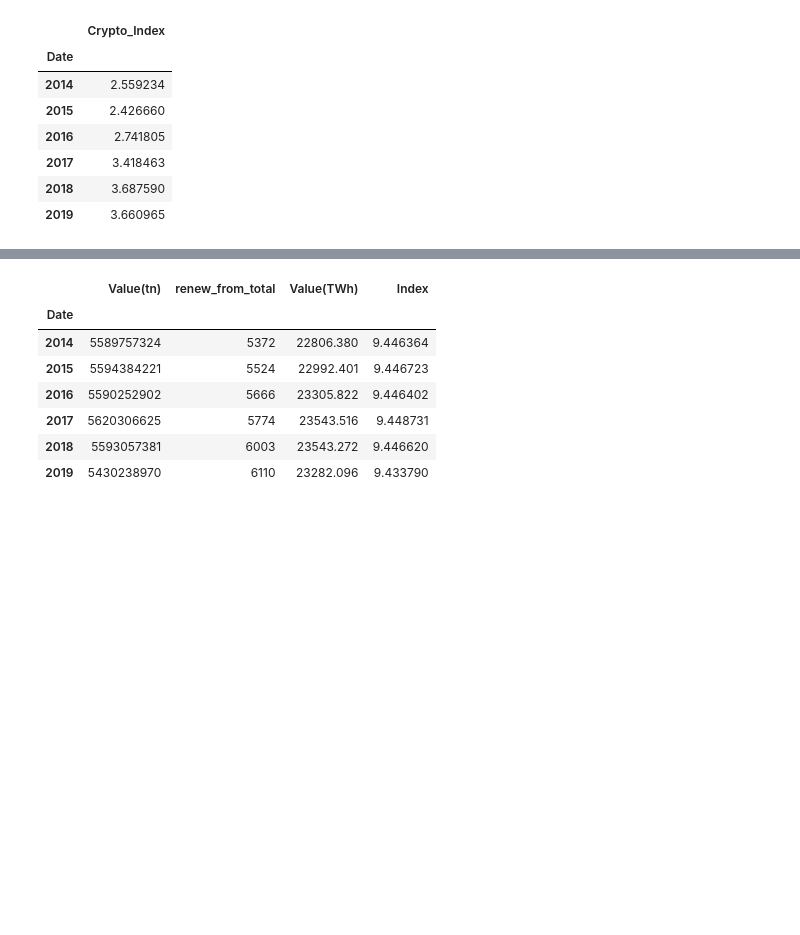
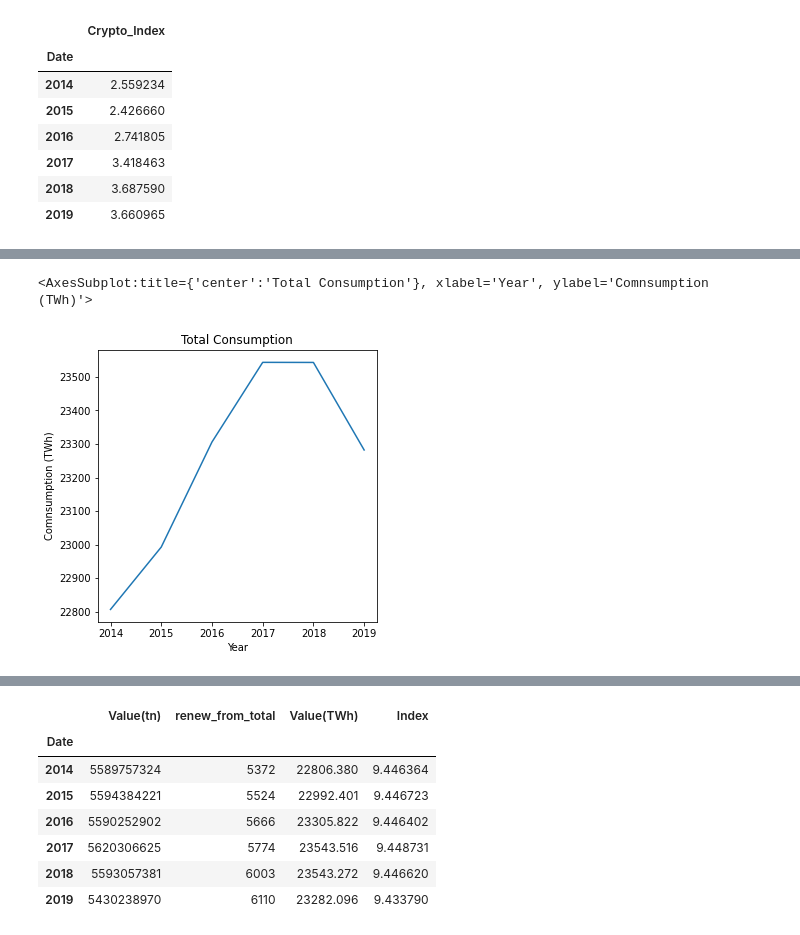
Before and after one commit to bang-a-coder/crypto-wrangling, a Jupyter notebook: crypto.ipynb, the cells around one changed output, grey strips where cells are left out. Cells and saved outputs as stored; diff of their text form; code cells hidden in the pictures; blank space fills up the shorter version.

```diff
--- a/crypto.ipynb
+++ b/crypto.ipynb
@@ -298,0 +289,5 @@ df_renewable.plot()
+# %%
+df_nrg.plot(title='Total Consumption', legend=False, xlabel='Year', ylabel="Comnsumption (TWh)",figsize=(5,5))
+# %% [output]
+<AxesSubplot:title={'center':'Total Consumption'}, xlabel='Year', ylabel='Comnsumption (TWh)'>
+[figure, added]
```
Also changed, not shown: parts of 17 cells of this notebook, 1 other file.
